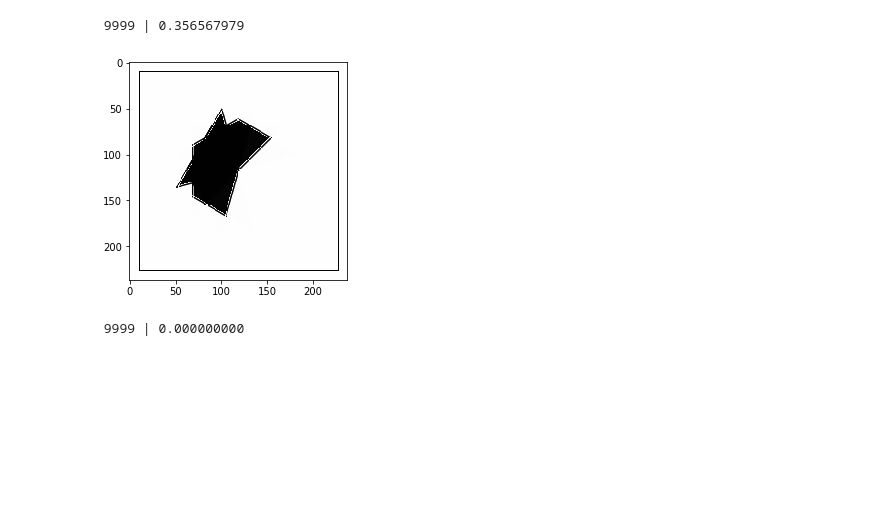
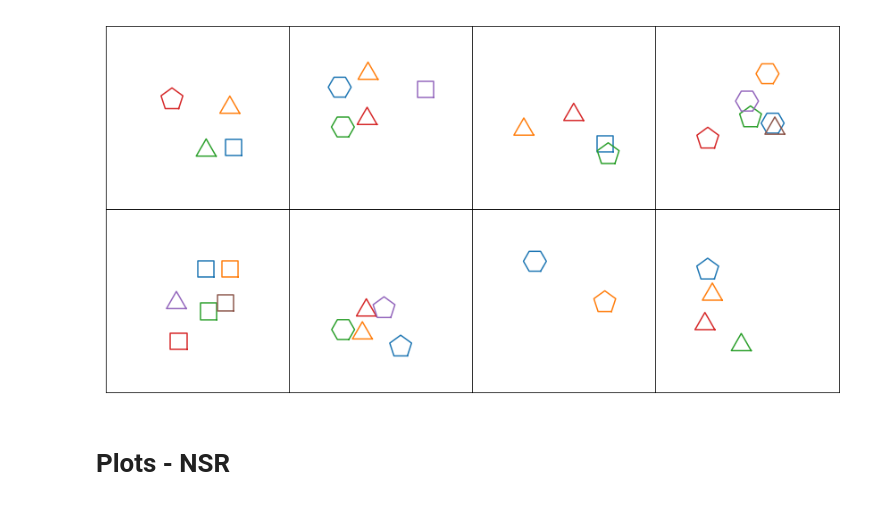
Before and after one commit to SeohaSong/drawer, a Jupyter notebook: Pattern Generation.ipynb, the cells around one changed output. Cells and saved outputs as stored; diff of their text form; code cells hidden in the pictures; blank space fills up the shorter version.

```diff
--- a/Pattern Generation.ipynb
+++ b/Pattern Generation.ipynb
@@ -41,15 +6,0 @@ feed_dict2 = {
-# %%
-sess = tf.Session(graph=g)
-sess.run(initializer)
-
-for i in range(10000):
-    v, _ = sess.run([loss, learn], feed_dict=feed_dict1)
-    sys.stdout.write("\r% 5d | %0.9f"%(i, v))
-# %% [output]
- 9999 | 0.356567979
-# %%
-answer = sess.run(output, feed_dict={X: [t1.ravel()]})
-plt.imshow(answer.reshape(t1.shape))
-plt.show()
-# %% [output]
-[figure, removed]
@@ -56,3 +77,10 @@ plt.show()
+# %%
+plots = [get_random_polygons_plot(i) for i in range(8)]
+plot_grid(plots, [12, 6], [4, 2])
+# %% [output]
+[figure, added]
+# %% [markdown]
+# Plots - NSR
 # %%
 class Plotter():
 
@@ -167,9 +174,0 @@ initializer = tf.global_variables_initializer()
-# %%
-sess = tf.Session(graph=g)
-sess.run(initializer)
-
-for i in range(10000):
-    v, _ = sess.run([loss, learn], feed_dict={X: datas[0], Y: datas[1]})
-    sys.stdout.write("\r% 5d | %0.9f"%(i, v))
-# %% [output]
- 9999 | 0.000000000
```
Also changed, not shown: parts of 16 cells of this notebook, 9 other files.
